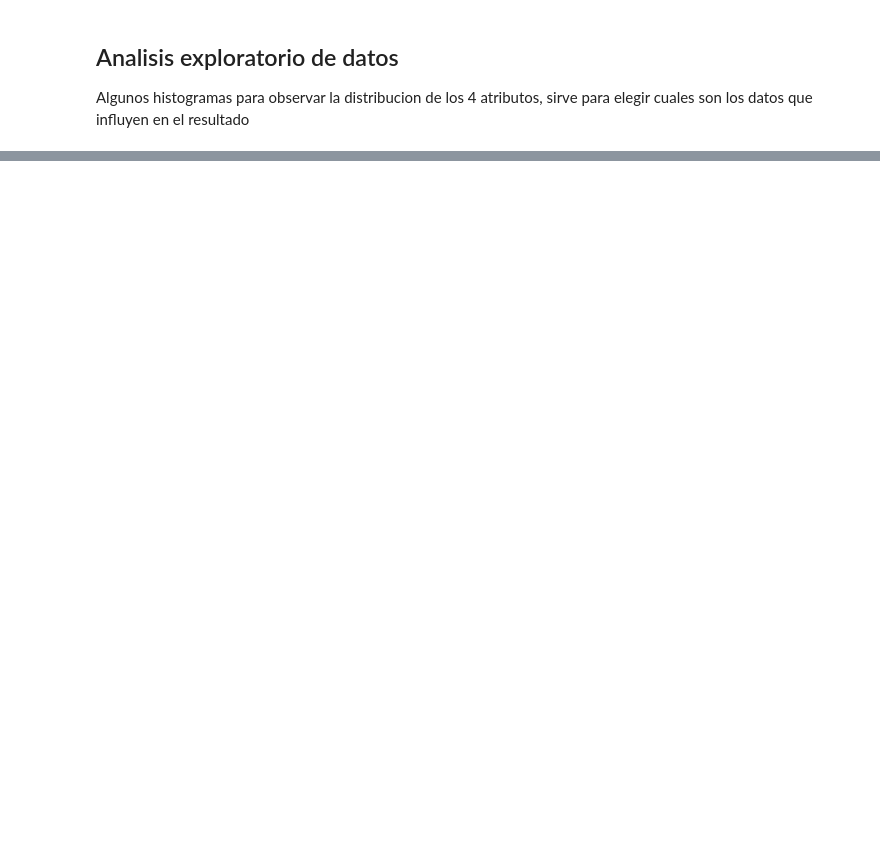
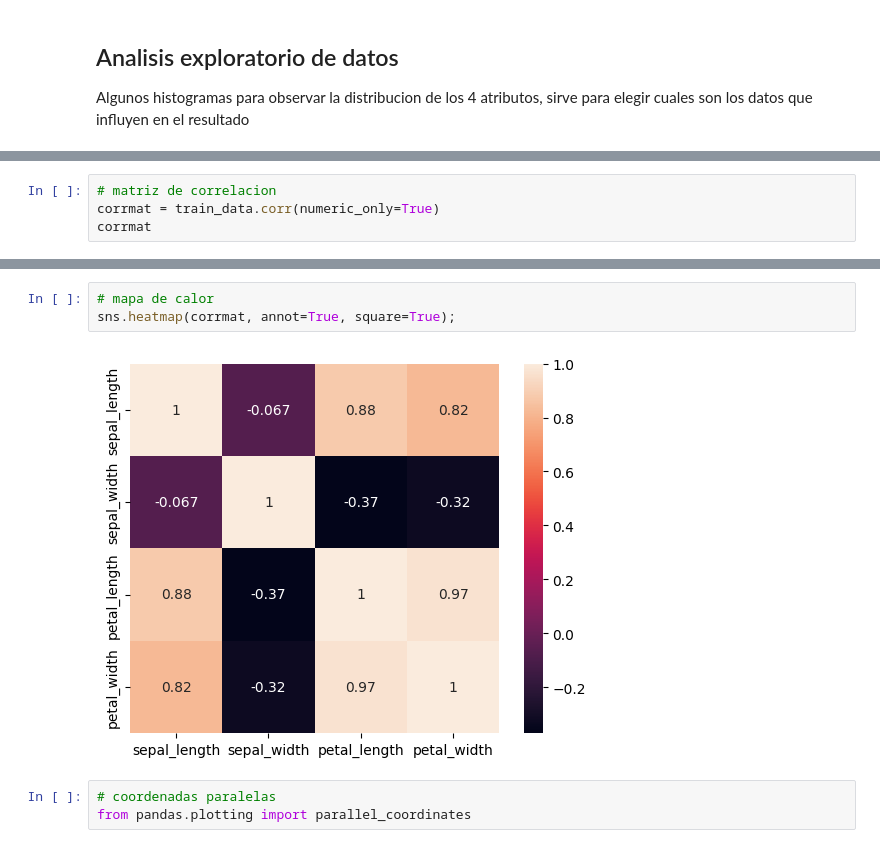
Before and after one commit to DanielSajvin/curso-inteligencia-artificial, a Jupyter notebook: Clases/06-inteligencia-artificial-python.ipynb, the cells around one changed output, grey strips where cells are left out. Cells and saved outputs as stored; diff of their text form; blank space fills up the shorter version.

```diff
--- a/Clases/06-inteligencia-artificial-python.ipynb
+++ b/Clases/06-inteligencia-artificial-python.ipynb
@@ -136,0 +142,4 @@ fig_violin.tight_layout(pad=1.0);
+# %%
+# matriz de correlacion
+corrmat = train_data.corr(numeric_only=True)
+corrmat
@@ -136,0 +152,8 @@ fig_violin.tight_layout(pad=1.0);
+# %%
+# mapa de calor
+sns.heatmap(corrmat, annot=True, square=True);
+# %% [output]
+[figure, added]
+# %%
+# coordenadas paralelas
+from pandas.plotting import parallel_coordinates
```
Also changed, not shown: parts of 7 cells of this notebook, 1 other file.
